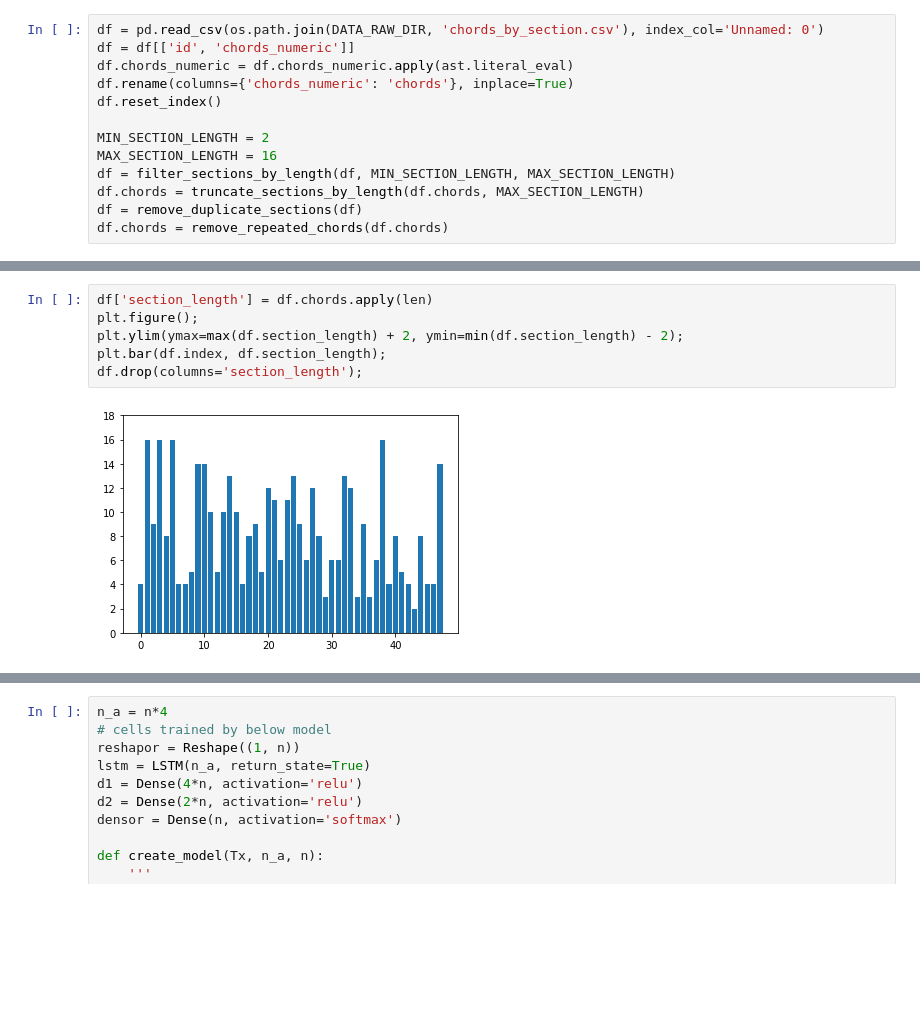
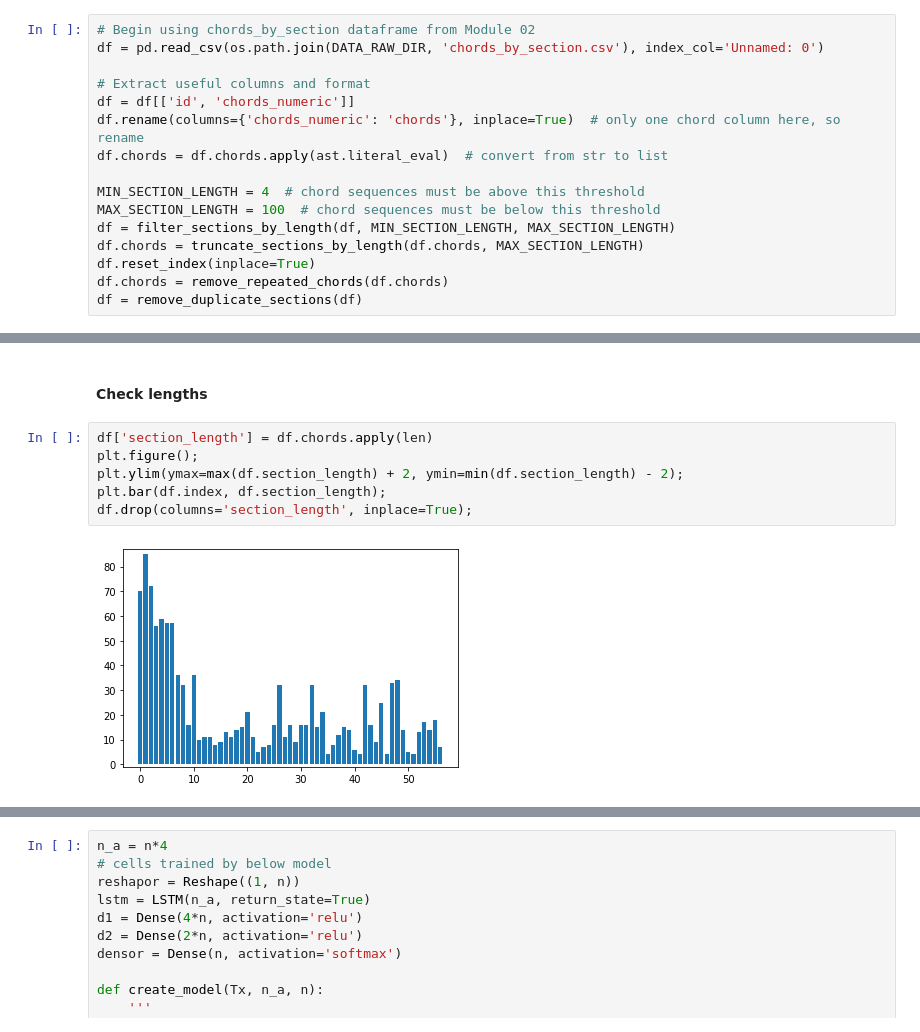
Before and after one commit to chardrew/make-a-pop-hit, a Jupyter notebook: 03 Chord progression generator/Chord progression generator.ipynb, the cells around one changed output, grey strips where cells are left out. Cells and saved outputs as stored; diff of their text form; blank space fills up the shorter version.

```diff
--- a/03 Chord progression generator/Chord progression generator.ipynb
+++ b/03 Chord progression generator/Chord progression generator.ipynb
@@ -103,13 +109,16 @@ def extend_section_lengths(sections, L):
 # %%
+# Begin using chords_by_section dataframe from Module 02
 df = pd.read_csv(os.path.join(DATA_RAW_DIR, 'chords_by_section.csv'), index_col='Unnamed: 0')
+
+# Extract useful columns and format
 df = df[['id', 'chords_numeric']]
-df.chords_numeric = df.chords_numeric.apply(ast.literal_eval)
-df.rename(columns={'chords_numeric': 'chords'}, inplace=True)
-df.reset_index()
+df.rename(columns={'chords_numeric': 'chords'}, inplace=True)  # only one chord column here, so rename
+df.chords = df.chords.apply(ast.literal_eval)  # convert from str to list
 
-MIN_SECTION_LENGTH = 2
-MAX_SECTION_LENGTH = 16
+MIN_SECTION_LENGTH = 4  # chord sequences must be above this threshold
+MAX_SECTION_LENGTH = 100  # chord sequences must be below this threshold
 df = filter_sections_by_length(df, MIN_SECTION_LENGTH, MAX_SECTION_LENGTH)
 df.chords = truncate_sections_by_length(df.chords, MAX_SECTION_LENGTH)
+df.reset_index(inplace=True)
+df.chords = remove_repeated_chords(df.chords)
 df = remove_duplicate_sections(df)
-df.chords = remove_repeated_chords(df.chords)
@@ -144,13 +154,15 @@ Ran 1 test in 0.002s
 
 OK
+# %% [markdown]
+#### Check lengths
 # %%
 df['section_length'] = df.chords.apply(len)
 plt.figure();
 plt.ylim(ymax=max(df.section_length) + 2, ymin=min(df.section_length) - 2);
 plt.bar(df.index, df.section_length);
-df.drop(columns='section_length');
+df.drop(columns='section_length', inplace=True);
 # %% [output]
-[figure, old version]
+[figure, new version]
 # %%
 df.describe()
 # %% [output]
```
Also changed, not shown: parts of 25 cells of this notebook, 2 other files.
